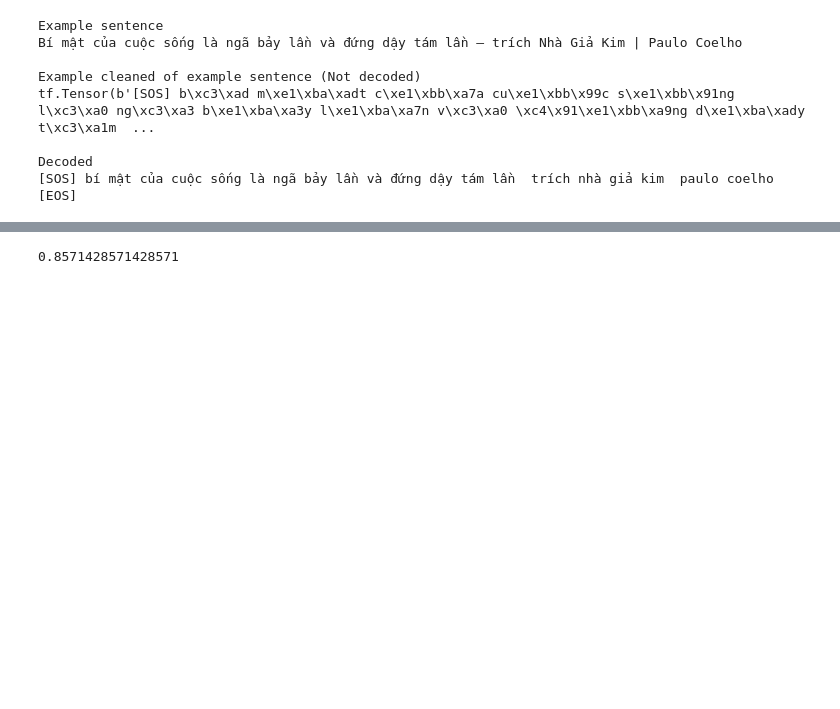
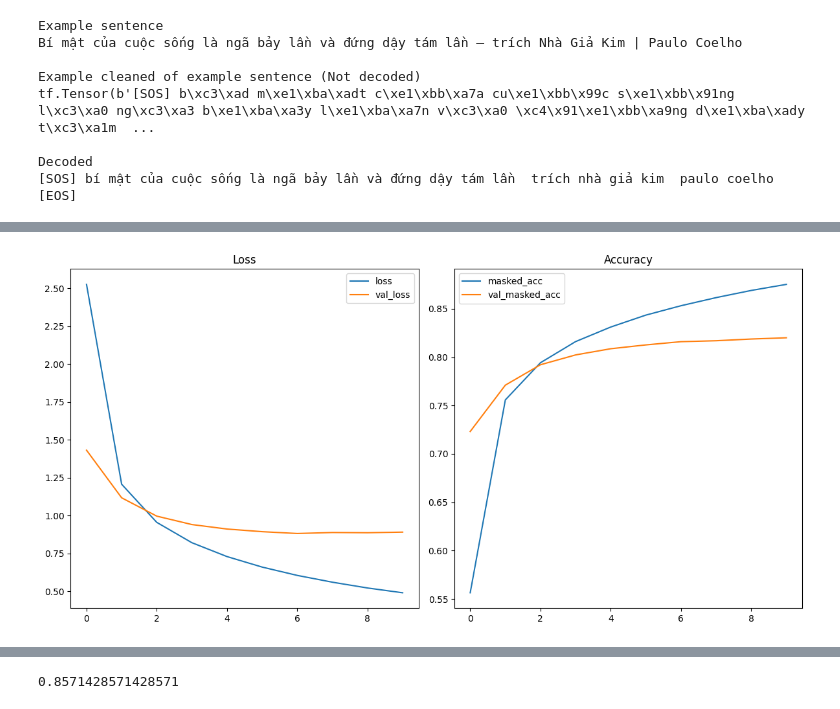
Before and after one commit to hoangziet/translator, a Jupyter notebook: translator.ipynb, the cells around one changed output, grey strips where cells are left out. Drawn from its saved outputs; the diff is of its cells as text; code cells hidden in the pictures; blank space fills up the shorter version.

Commit message:
done train on a large dataset

```diff
--- a/translator.ipynb
+++ b/translator.ipynb
@@ -21,5 +16,5 @@ W0000 00:00:1747895803.763677  117846 computation_placer.cc:177] computation pla
 # %%
 BUFFER_SIZE = 1000
 BATCH_SIZE = 32
-VOCAB_SIZE = 2300
+VOCAB_SIZE = 6000
 UNITS = 256
@@ -63,0 +21,4 @@ tf.config.list_physical_devices()
+# %%
+df = pd.read_csv("data/data.csv", sep = '\t')
+
+df
@@ -63,0 +39,15 @@ tf.config.list_physical_devices()
+# %%
+context = df["English"]
+target = df["Vietnamese"]
+
+context_train, context_val, target_train, target_val = train_test_split(context, target, test_size = 0.2, random_state = 42)
+train_raw = (
+    tf.data.Dataset.from_tensor_slices((context_train, target_train))
+    .shuffle(BUFFER_SIZE)
+    .batch(BATCH_SIZE)
+)
+val_raw = (
+    tf.data.Dataset.from_tensor_slices((context_val, target_val))
+    .shuffle(BUFFER_SIZE)
+    .batch(BATCH_SIZE)
+)
@@ -452,3 +447,23 @@ Epoch 19/50
+# %%
+H = history.history
+fig, axes = plt.subplots(ncols=2, nrows=1, figsize=(12, 6))
+
+# Plot loss
+sns.lineplot(H["loss"], ax=axes[0], label="loss")
+sns.lineplot(H["val_loss"], ax=axes[0], label="val_loss")
+axes[0].set_title("Loss")
+axes[0].legend()
+
+# Plot accuracy
+sns.lineplot(H["masked_acc"], ax=axes[1], label="masked_acc")
+sns.lineplot(H["val_masked_acc"], ax=axes[1], label="val_masked_acc")
+axes[1].set_title("Accuracy")
+axes[1].legend()
+
+plt.tight_layout()
+plt.show()
+# %% [output]
+[figure, added]
 # %%
 def generate_next_token(
     decoder,
```
Also changed, not shown: parts of 26 cells of this notebook, 1 other file.
